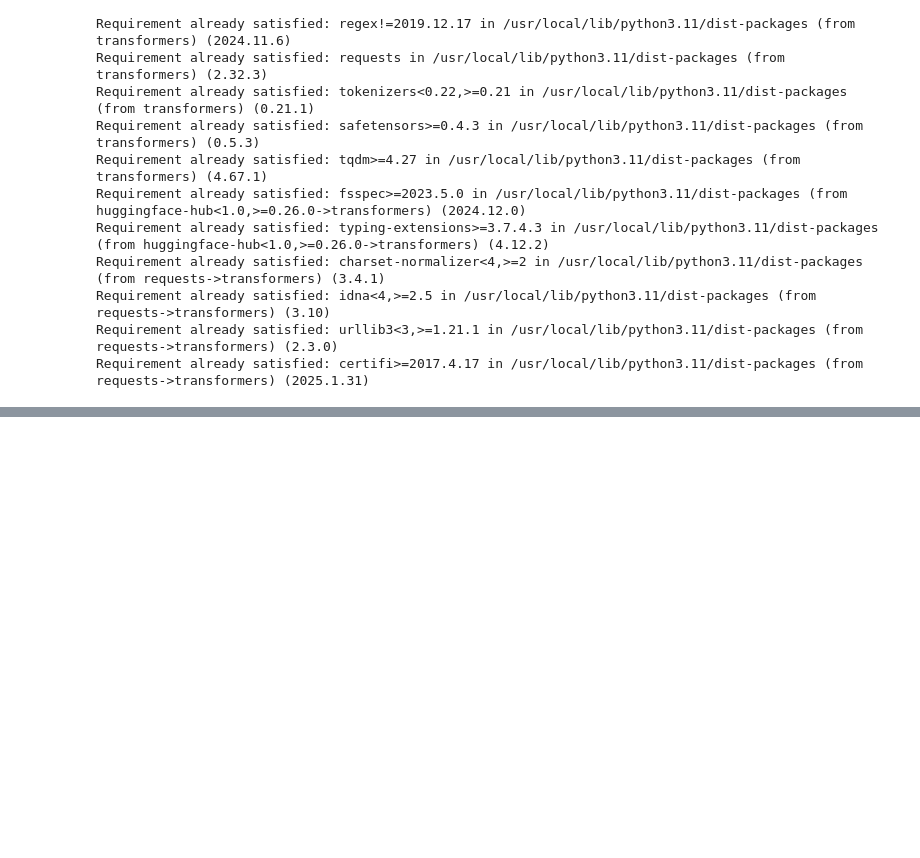
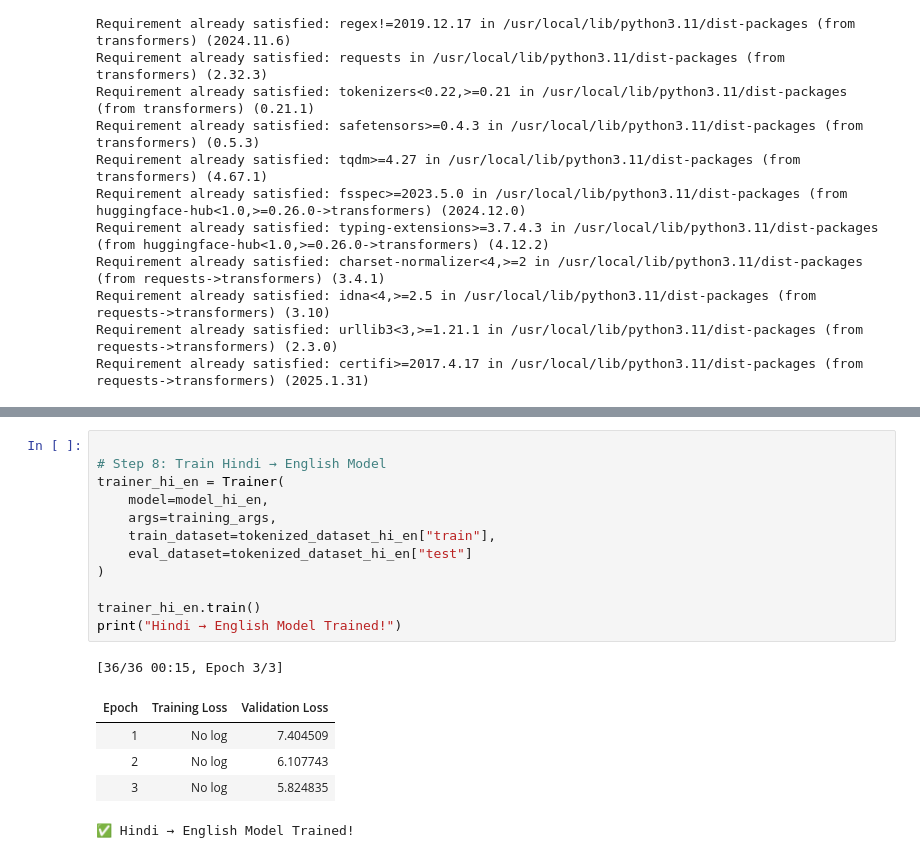
Before and after one commit to Keerthanaraj123/SAWIT-HACKATHON-FINAL, a Jupyter notebook: SAWIT_HACKATHON_FINAL.ipynb, the cells around one changed output, grey strips where cells are left out. Drawn from its saved outputs; the diff is of its cells as text; blank space fills up the shorter version.

```diff
--- a/SAWIT_HACKATHON_FINAL.ipynb
+++ b/SAWIT_HACKATHON_FINAL.ipynb
@@ -268,0 +633,19 @@ files.download("hindi_faiss.index")
+# %%
+
+# Step 8: Train Hindi → English Model
+trainer_hi_en = Trainer(
+    model=model_hi_en,
+    args=training_args,
+    train_dataset=tokenized_dataset_hi_en["train"],
+    eval_dataset=tokenized_dataset_hi_en["test"]
+)
+
+trainer_hi_en.train()
+print("Hindi → English Model Trained!")
+# %% [output]
+[36/36 00:15, Epoch 3/3]
+| Epoch | Training Loss | Validation Loss |
+| 1 | No log | 7.404509 |
+| 2 | No log | 6.107743 |
+| 3 | No log | 5.824835 |
+✅ Hindi → English Model Trained!
```
Also changed, not shown: parts of 28 cells of this notebook.
